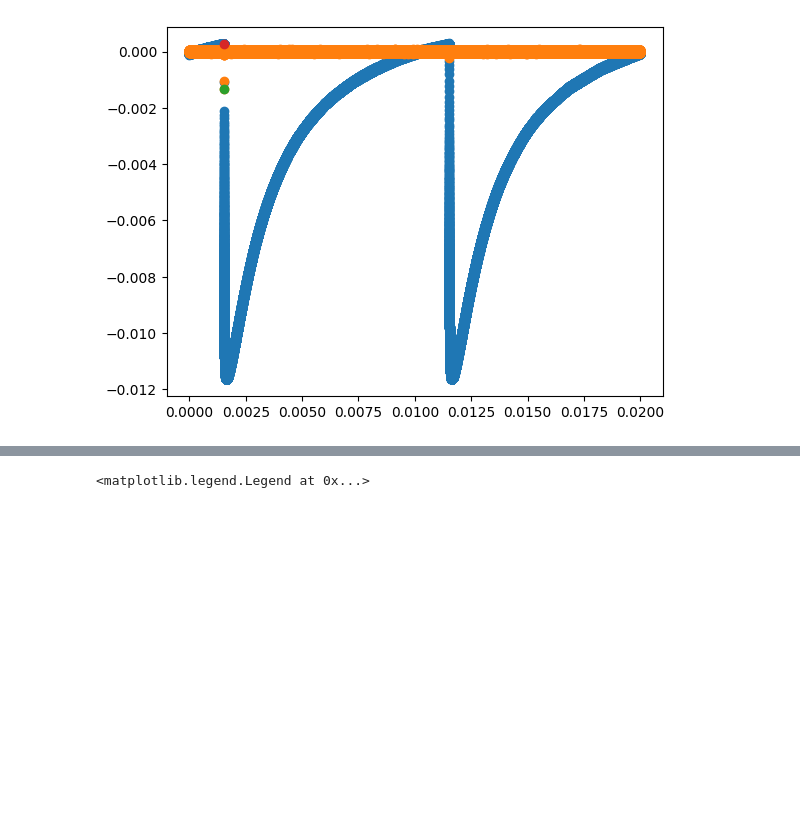
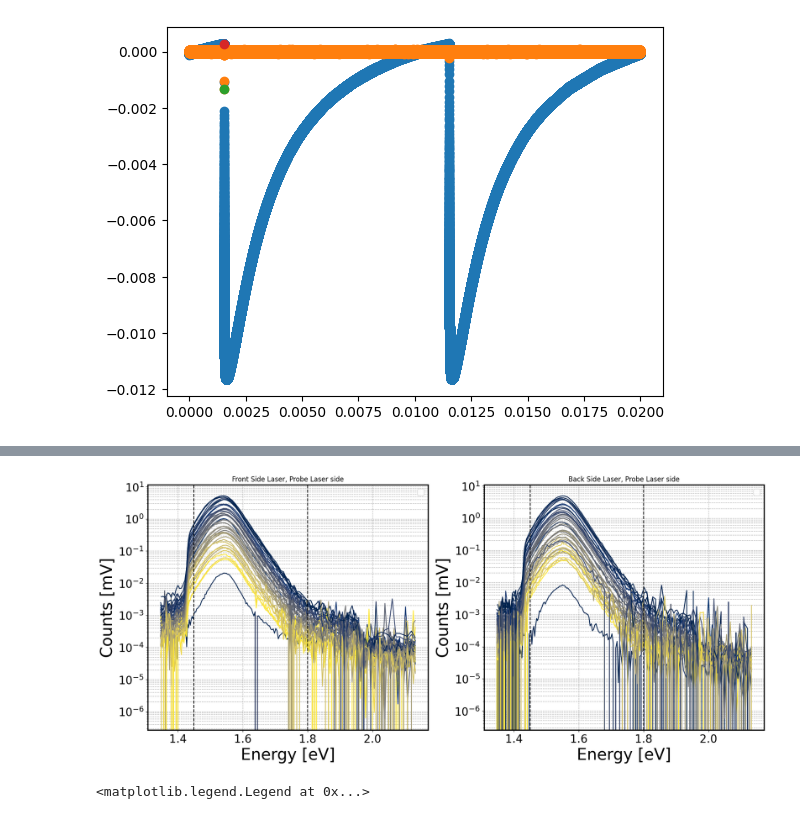
Before and after one commit to MimaxSimm/trPL_Analysis, a Jupyter notebook: trPL-Spectras.ipynb, the cells around one changed output, grey strips where cells are left out. Cells and saved outputs as stored; diff of their text form; code cells hidden in the pictures; blank space fills up the shorter version.

```diff
--- a/trPL-Spectras.ipynb
+++ b/trPL-Spectras.ipynb
@@ -467,3 +560,42 @@ array(['M02t16_11p0-115ns_1p9nsGate.asc',
+# %%
+fig, ax = plt.subplots(1,2, figsize = (20, 8))
+
+
+
+for i, (wls_FS, counts_FS, wls_BS, counts_BS) in enumerate(zip(trPLs.spectraWLs_list, trPLs.spectraCounts_list, trPLs_BS.spectraWLs_list, trPLs_BS.spectraCounts_list)):
+    cmap = plt.get_cmap('cividis', int(len(wls_FS)/5))          # discrete palette with n colors
+    colors = [cmap(i) for i in range(int(len(wls_FS)/5))]
+    for j, (wlFS, countFS, wlBS, countBS) in enumerate(zip(wls_FS, counts_FS, wls_BS, counts_BS)):
+        if not(j%5):
+            hc = 1.24e-6
+            EFS = 1240/wlFS
+            ax[0].plot(EFS, (hc/EFS**2)*countFS, color = colors[int(j/5)])
+            EBS = 1240/wlBS
+            ax[1].plot(EBS, (hc/EBS**2)*countBS, color = colors[int(j/5)])
+
+axis_fontsize = 29
+axisTicks_fontsize = 20
+ax[0].set_title("Front Side Laser, Probe Laser side")
+ax[1].set_title("Back Side Laser, Probe Laser side")
+for a in ax:
+    a.axvline(1.45, linestyle = '--', color = 'black')
+    a.axvline(1.8, linestyle = '--', color = 'black')
+    a.set_xscale("linear")
+    a.set_yscale("log")
+    #a.set_xlim([])
+    a.legend(fontsize = 15)
+    a.set_ylabel("Counts [mV]", size = axis_fontsize)
+    a.set_xlabel("Energy [eV]", size = axis_fontsize)
+    a.tick_params(axis='x', labelsize=axisTicks_fontsize)
+    a.tick_params(axis='y', labelsize=axisTicks_fontsize)
+    a.grid(visible = True, which = 'both', linestyle = '--')
+    w_frame = 2
+    a.spines["bottom"].set_linewidth(w_frame)
+    a.spines["top"].set_linewidth(w_frame)
+    a.spines["left"].set_linewidth(w_frame)
+    a.spines["right"].set_linewidth(w_frame)
+# %% [output]
+[figure, added]
 # %%
 plt.scatter(trPLs.stitch_t-trPLs.stitch_t[np.argmax(trPLs.stitch_trPL)], trPLs.CoM_spectras, label = "front")
 plt.scatter(trPLs_BS.stitch_t-trPLs_BS.stitch_t[np.argmax(trPLs_BS.stitch_trPL)], trPLs_BS.CoM_spectras, label = "back")
```
Also changed, not shown: parts of 7 cells of this notebook.
